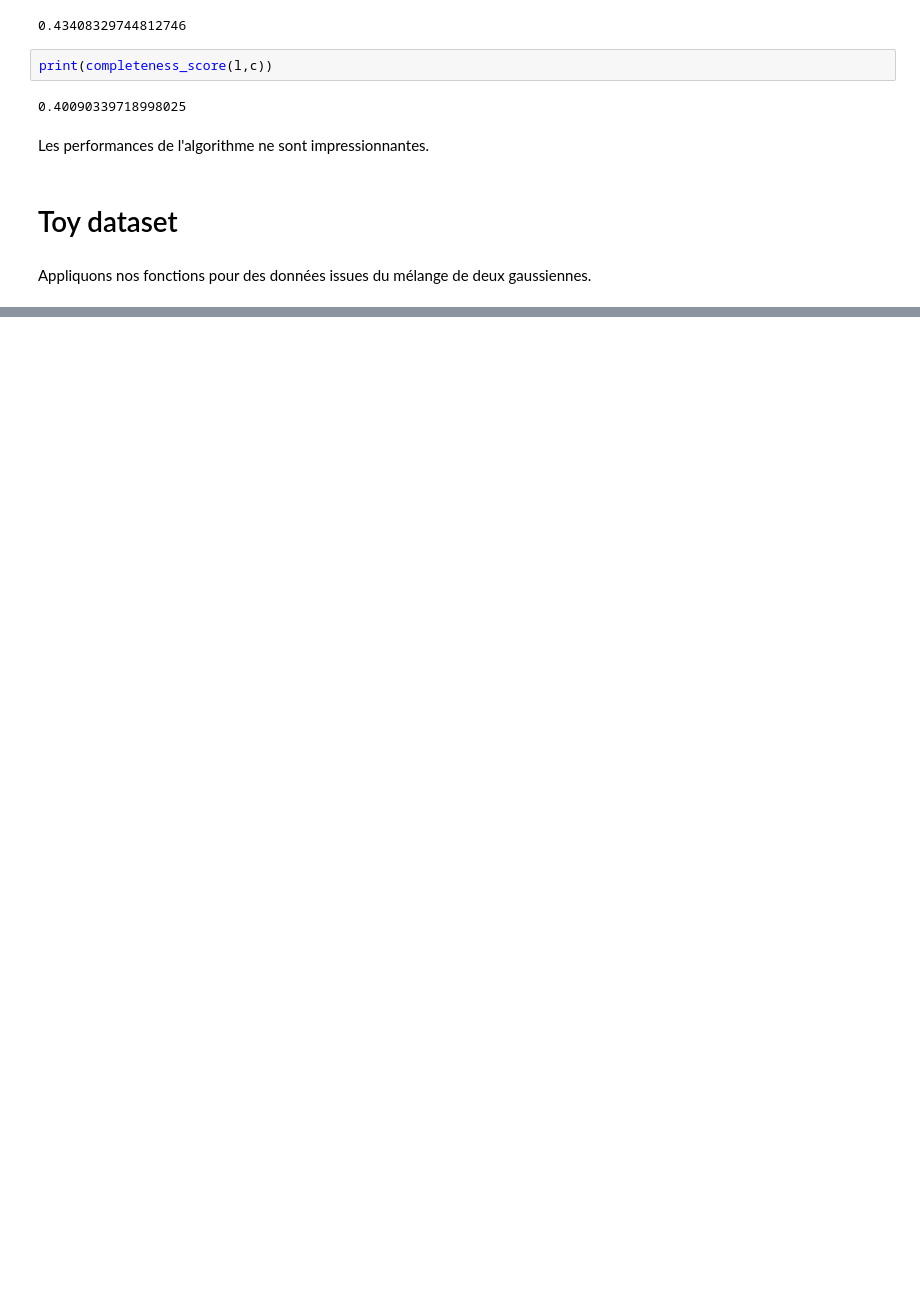
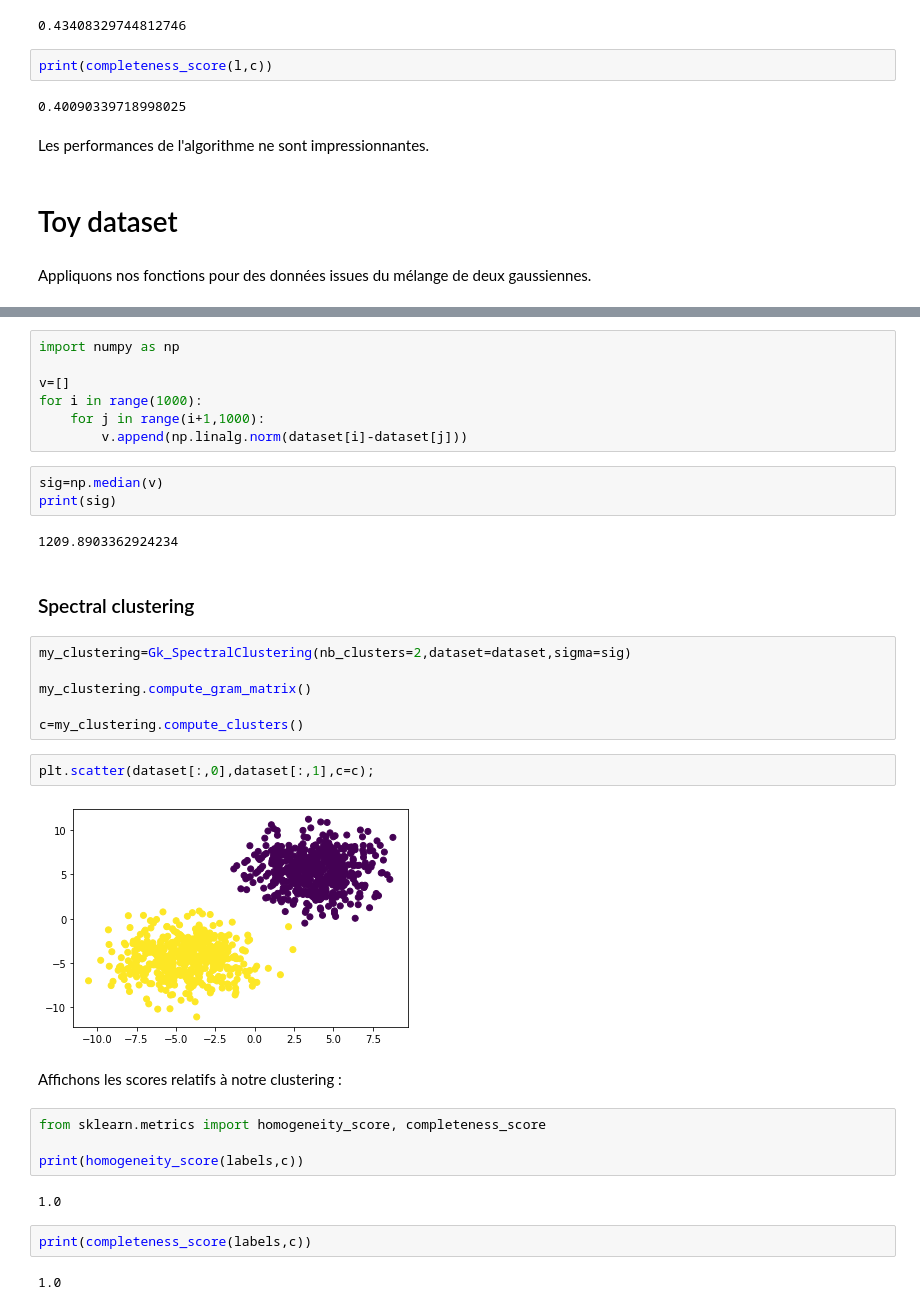
Before and after one commit to ZiyadOulhaj/Kernel-methods-for-single-cell, a Jupyter notebook: Applications/Kernel RNAseq.ipynb, the cells around one changed output, grey strips where cells are left out. Cells and saved outputs as stored; diff of their text form; blank space fills up the shorter version.

```diff
--- a/Applications/Kernel RNAseq.ipynb
+++ b/Applications/Kernel RNAseq.ipynb
@@ -324,0 +343,36 @@ dataset=make_blobs(n_samples=1000,n_features=20000,centers=2,cluster_std=2)
+# %%
+import numpy as np
+
+v=[]
+for i in range(1000):
+    for j in range(i+1,1000):
+        v.append(np.linalg.norm(dataset[i]-dataset[j]))
+# %%
+sig=np.median(v)
+print(sig)
+# %% [output]
+1209.8903362924234
+# %% [markdown]
+### Spectral clustering
+# %%
+my_clustering=Gk_SpectralClustering(nb_clusters=2,dataset=dataset,sigma=sig)
+
+my_clustering.compute_gram_matrix()
+
+c=my_clustering.compute_clusters()
+# %%
+plt.scatter(dataset[:,0],dataset[:,1],c=c);
+# %% [output]
+[figure, added]
+# %% [markdown]
+Affichons les scores relatifs à notre clustering :
+# %%
+from sklearn.metrics import homogeneity_score, completeness_score
+
+print(homogeneity_score(labels,c))
+# %% [output]
+1.0
+# %%
+print(completeness_score(labels,c))
+# %% [output]
+1.0
```
Also changed, not shown: parts of 31 cells of this notebook, 1 other file.
